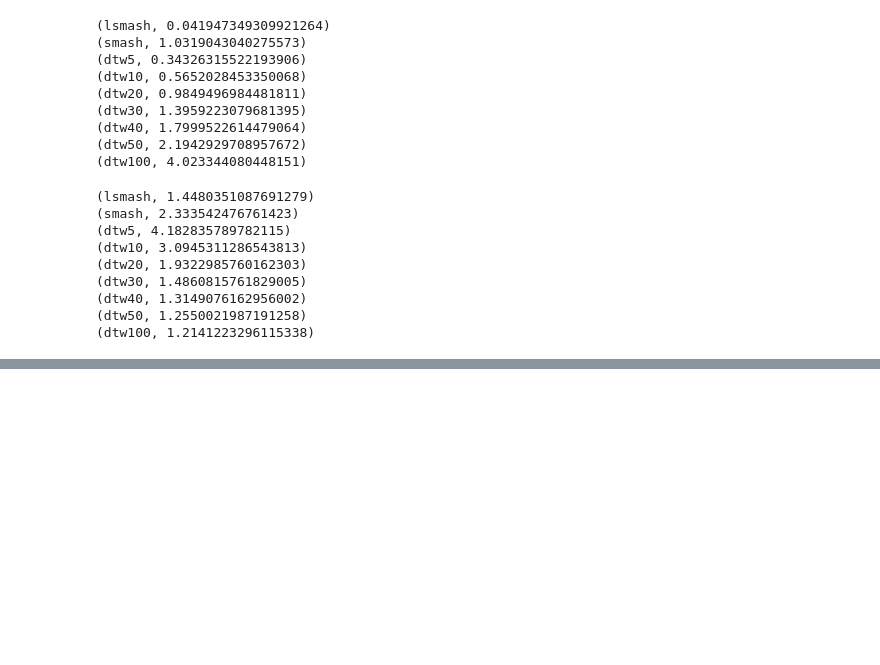
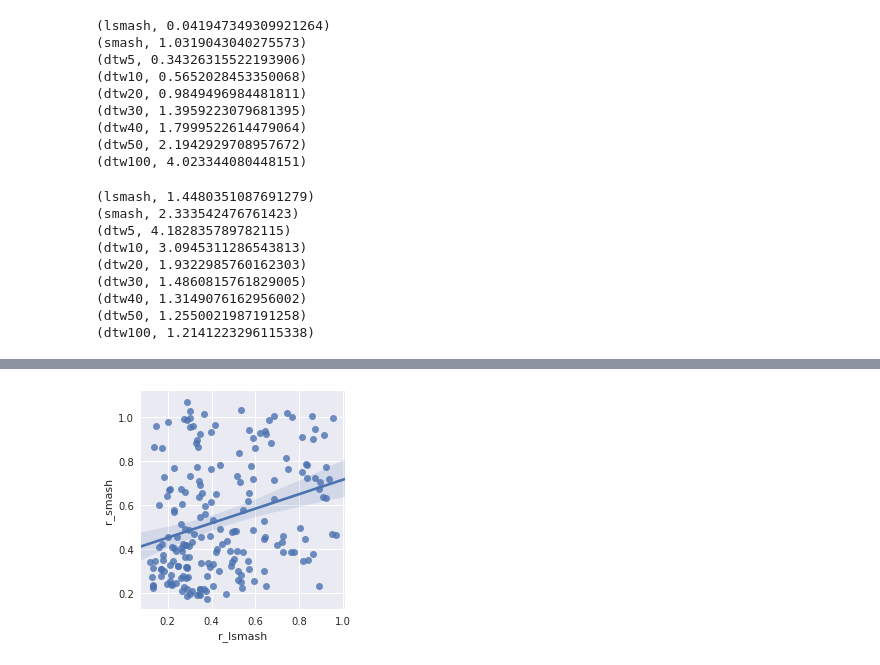
Before and after one commit to zeroknowledgediscovery/zutil_, a Jupyter notebook: ntb/compare_plot.ipynb, the cells around one changed output, grey strips where cells are left out. Cells and saved outputs as stored; diff of their text form; code cells hidden in the pictures; blank space fills up the shorter version.

```diff
--- a/ntb/compare_plot.ipynb
+++ b/ntb/compare_plot.ipynb
@@ -151,0 +171,6 @@ for ws in [5, 10, 20, 30, 40, 50, 100]:
+# %%
+ax = sns.regplot(x='r_lsmash', y='r_smash', data=df)
+ax.set_aspect('equal')
+plt.show()
+# %% [output]
+[figure, added]
```
Also changed, not shown: parts of 6 cells of this notebook, 4 other files.
